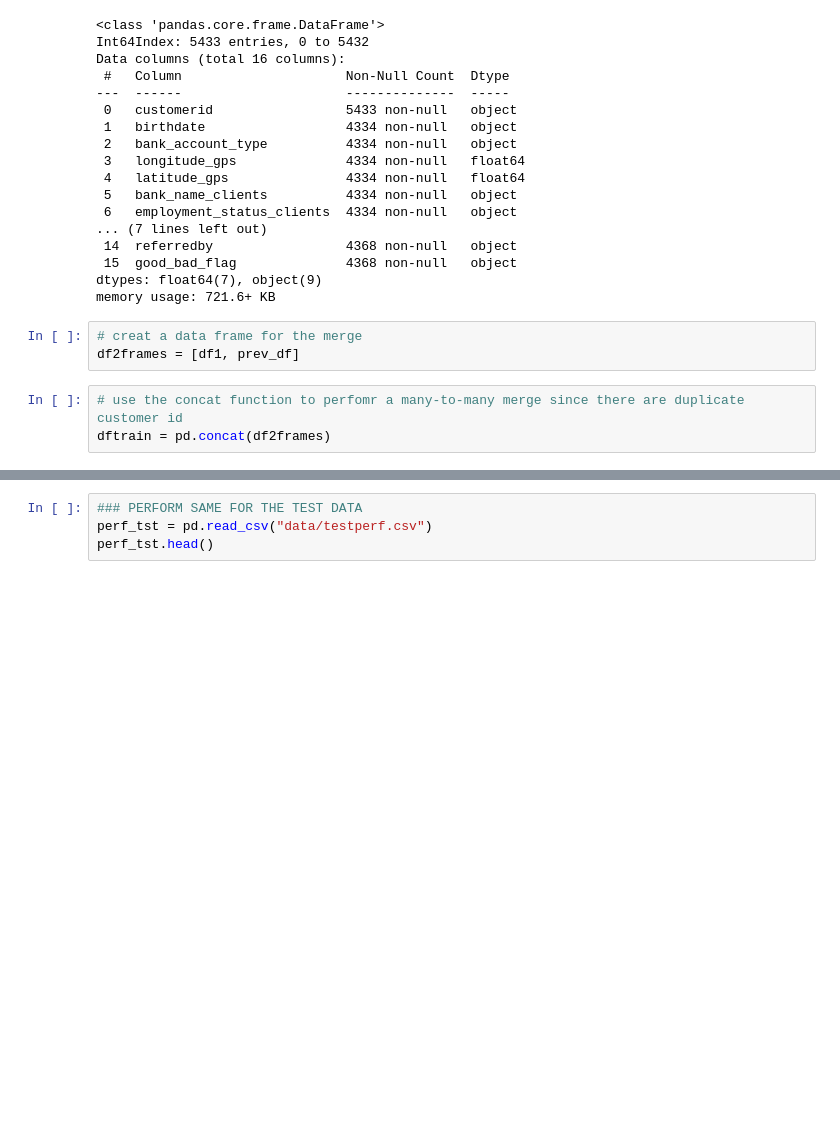
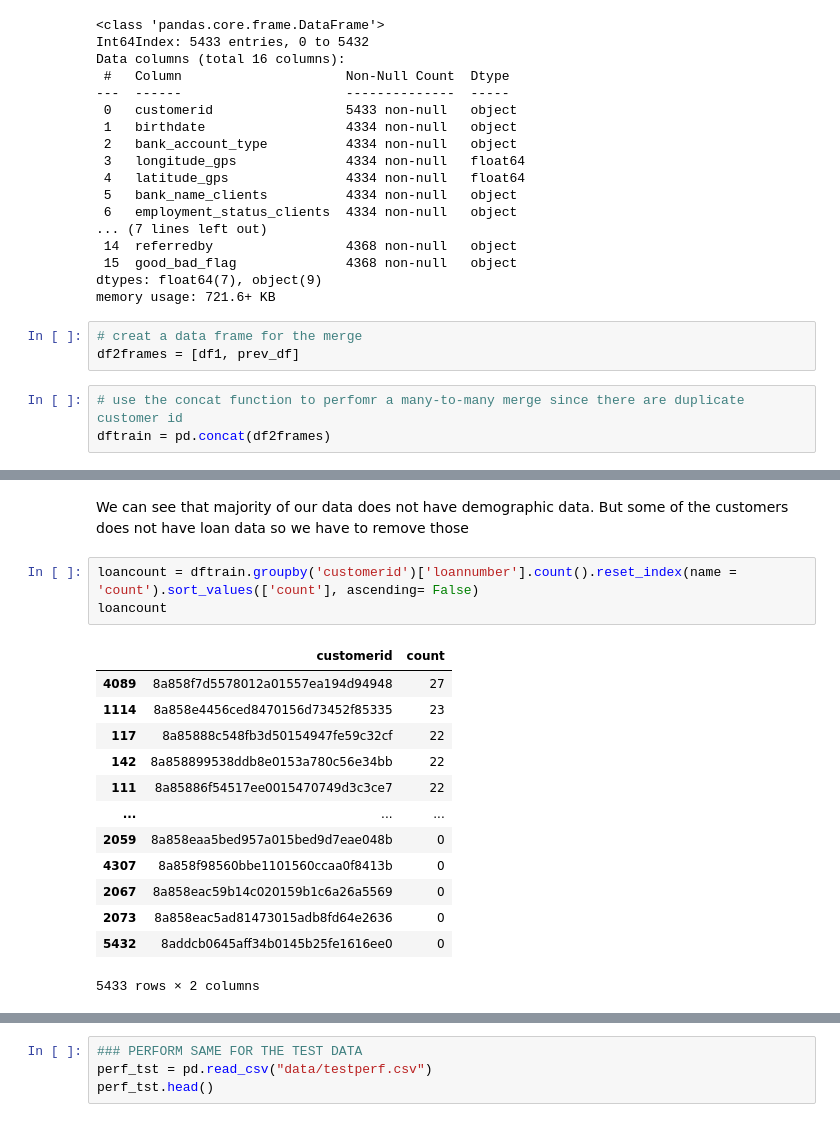
Before and after one commit to MargaretOluwadare/HAMOYE-NUMPY-GROUP-CAPSTONE, a Jupyter notebook: loans_project-Copy1-checkpoint.ipynb, the cells around one changed output, grey strips where cells are left out. Saved outputs shown, nothing was run; the diff lists cells and outputs as text; blank space fills up the shorter version.

```diff
--- a/loans_project-Copy1-checkpoint.ipynb
+++ b/loans_project-Copy1-checkpoint.ipynb
@@ -390,0 +451,19 @@ memory usage: 3.6+ MB
+# %% [markdown]
+We can see that majority of our data does not have demographic data. But some of the customers does not have loan data so we have to remove those
+# %%
+loancount = dftrain.groupby('customerid')['loannumber'].count().reset_index(name = 'count').sort_values(['count'], ascending= False)
+loancount
+# %% [output]
+|  | customerid | count |
+| 4089 | 8a858f7d5578012a01557ea194d94948 | 27 |
+| 1114 | 8a858e4456ced8470156d73452f85335 | 23 |
+| 117 | 8a85888c548fb3d50154947fe59c32cf | 22 |
+| 142 | 8a858899538ddb8e0153a780c56e34bb | 22 |
+| 111 | 8a85886f54517ee0015470749d3c3ce7 | 22 |
+| ... | ... | ... |
+| 2059 | 8a858eaa5bed957a015bed9d7eae048b | 0 |
+| 4307 | 8a858f98560bbe1101560ccaa0f8413b | 0 |
+| 2067 | 8a858eac59b14c020159b1c6a26a5569 | 0 |
+| 2073 | 8a858eac5ad81473015adb8fd64e2636 | 0 |
+| 5432 | 8addcb0645aff34b0145b25fe1616ee0 | 0 |
+5433 rows × 2 columns
```
Also changed, not shown: parts of 40 cells of this notebook.
